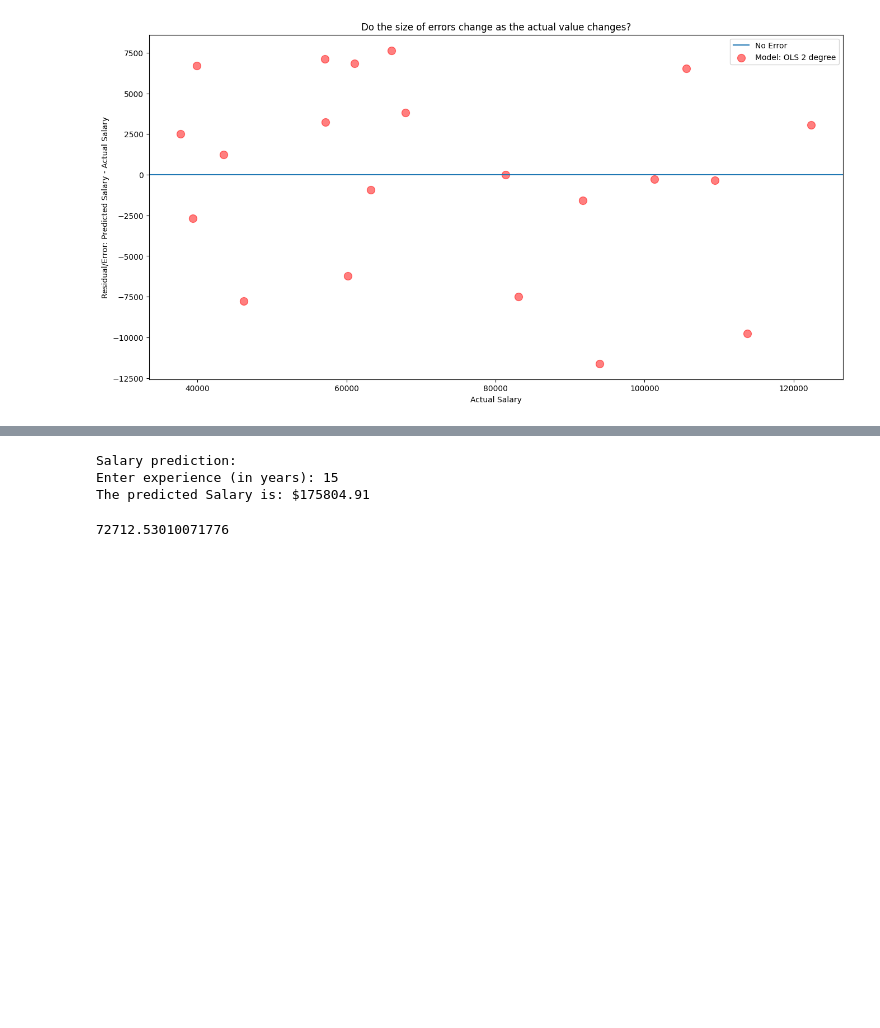
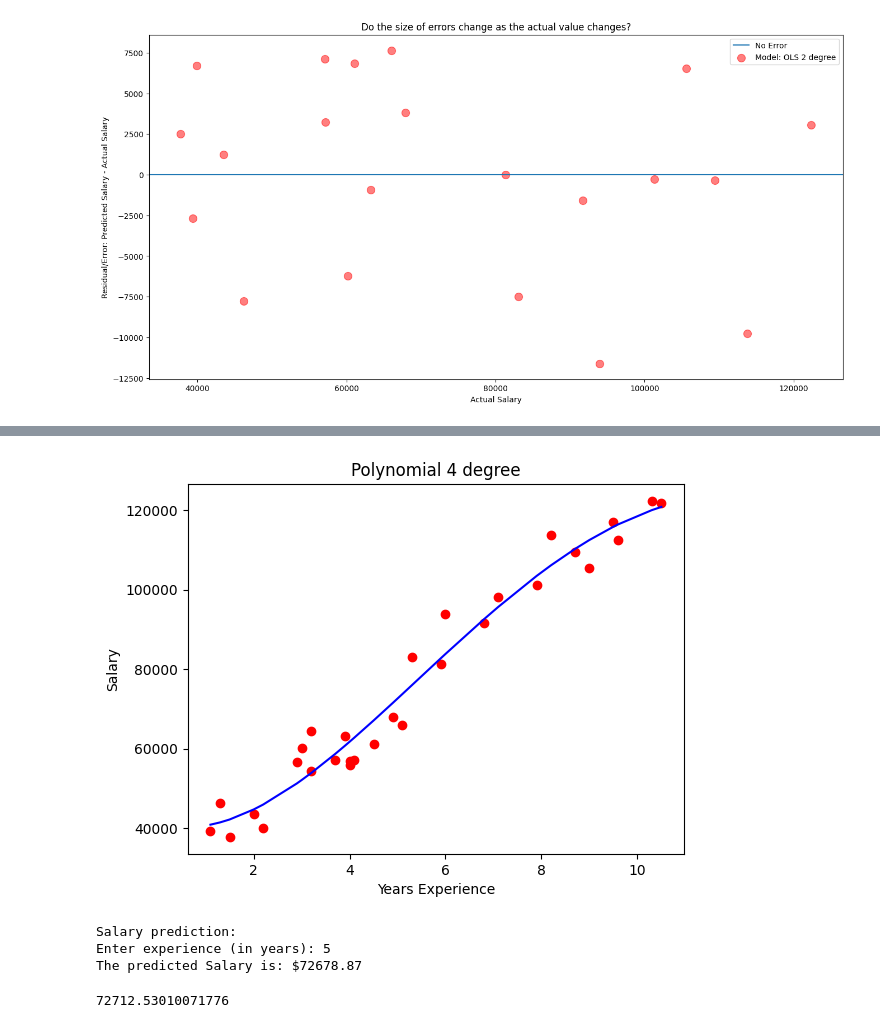
Before and after one commit to Ken-Alviola/CSC525, a Jupyter notebook: Mod3_CT.ipynb, the cells around one changed output, grey strips where cells are left out. Drawn from its saved outputs; the diff is of its cells as text; code cells hidden in the pictures; blank space fills up the shorter version.

Commit message:
4 degree polynomial

```diff
--- a/Mod3_CT.ipynb
+++ b/Mod3_CT.ipynb
@@ -240,3 +290,21 @@ viz_linear()
+# %%
+poly_reg = PolynomialFeatures(degree=4)
+X_poly = poly_reg.fit_transform(X)
+pol_reg = LinearRegression()
+pol_reg.fit(X_poly, y)
+
+# Visualizing the Polymonial Regression results
+def viz_polymonial():
+    plt.scatter(X, y, color='red')
+    plt.plot(X, pol_reg.predict(poly_reg.fit_transform(X)), color='blue')
+    plt.title('Polynomial 4 degree')
+    plt.xlabel('Years Experience')
+    plt.ylabel('Salary')
+    plt.show()
+    return
+viz_polymonial()
+# %% [output]
+[figure, added]
 # %%
 # Prompt the user to enter a salary
 print('Salary prediction: ')
@@ -248,17 +316,17 @@ except ValueError:
 
 # Input as numpy array
 input_features = np.array([[Salary]])
-input_transform = pf.fit_transform(input_features)
+input_transform = pf4.fit_transform(input_features)
 
 
 # Make prediction
-prediction = lm2.predict(input_transform)
+prediction = lm4.predict(input_transform)
 prediction = prediction[0][0]
 print(f"The predicted Salary is: ${prediction:.2f}")
 # %% [output]
 Salary prediction:
-Enter experience (in years): 15
-The predicted Salary is: $175804.91
+Enter experience (in years): 5
+The predicted Salary is: $72678.87
 # %%
 prediction
 # %% [output]
```
Also changed, not shown: parts of 8 cells of this notebook.
